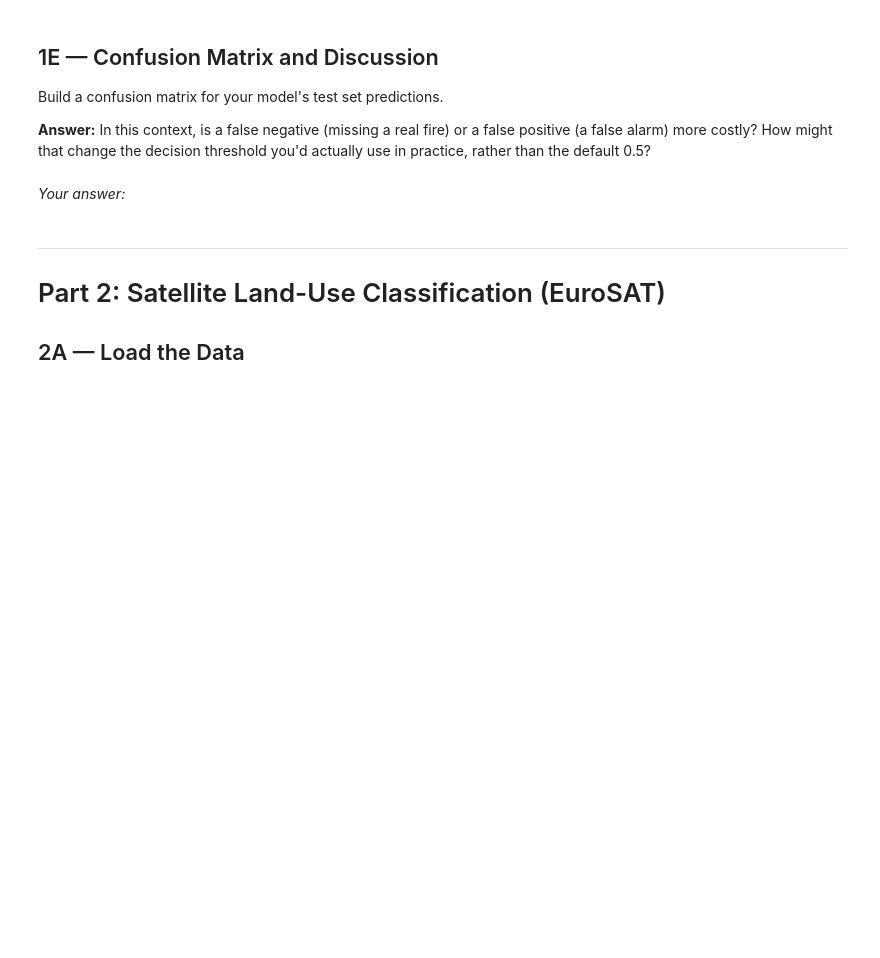
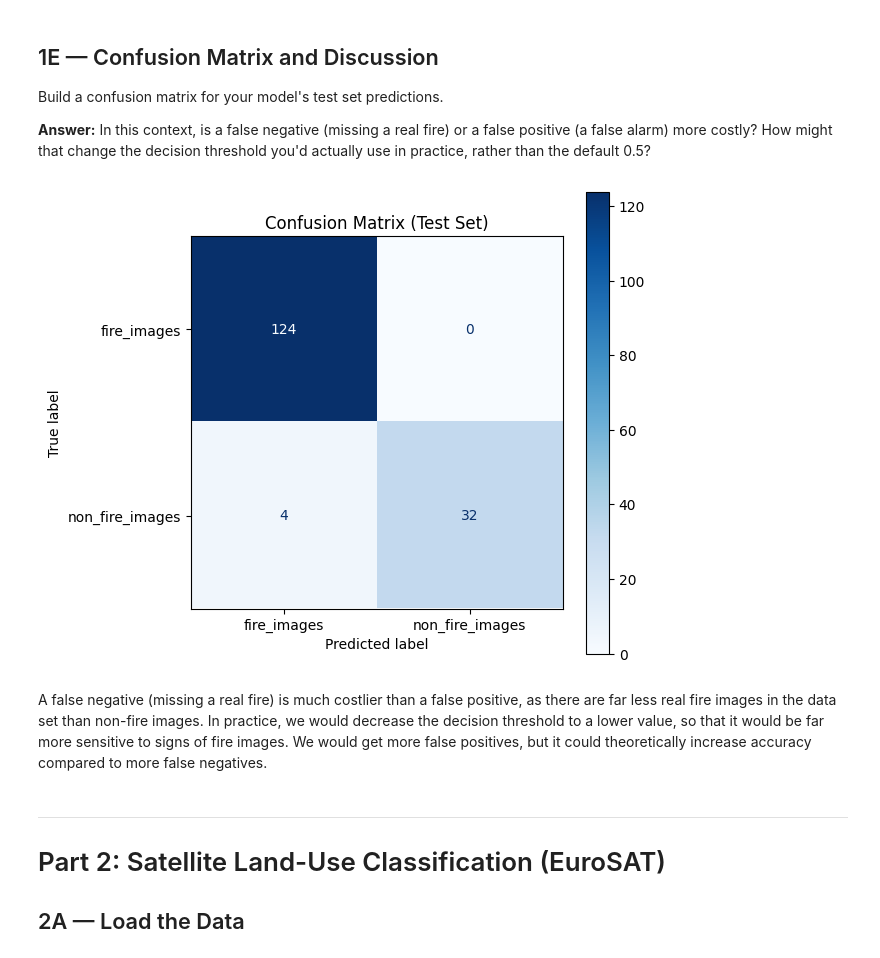
Before and after one commit to moorefcj/IT480-FA26, a Jupyter notebook: Assignments/Assignment 2/Assignment2_TransferLearning.ipynb, the cells around one changed output. Drawn from its saved outputs; the diff is of its cells as text; code cells hidden in the pictures; blank space fills up the shorter version.

```diff
--- a/Assignments/Assignment 2/Assignment2_TransferLearning.ipynb
+++ b/Assignments/Assignment 2/Assignment2_TransferLearning.ipynb
@@ -100,2 +132,15 @@ Preprocess your data (`train_raw_fire`, `val_raw_fire`, `test_raw_fire`) using M
 # %%
 # Build your model here
+# %%
+# Build the model here using a frozen MobileNetV2 base
+base_model = MobileNetV2(input_shape=(224, 224, 3), include_top=False, weights='imagenet')
+base_model.trainable = False  # Freeze the base entirely
+
+inputs = tf.keras.Input(shape=(224, 224, 3))
+x = base_model(inputs, training=False)  # Keep batch normalization layers in inference mode
+x = GlobalAveragePooling2D()(x)
+# Since it is a binary classification (fire_images vs non_fire_images), we use 1 unit with a sigmoid activation
+outputs = Dense(1, activation='sigmoid')(x)
+
+model_fire = Model(inputs, outputs)
+model_fire.summary()
@@ -102,6 +165,18 @@ Preprocess your data (`train_raw_fire`, `val_raw_fire`, `test_raw_fire`) using M
 # %%
 # Compile your model here
+# %%
+# Compile the model
+model_fire.compile(
+    optimizer='adam',
+    loss='binary_crossentropy',
+    metrics=['accuracy']
+)
 # %% [markdown]
 ## 1D — Train and Evaluate
 # %%
 # Train your model here
+history_fire = model_fire.fit(
+    train_fire,
+    epochs=10,
+    validation_data=val_fire
+)
@@ -118,5 +220,26 @@ Build a confusion matrix for your model's test set predictions.
+# %%
+# true labels and predictions on test set
+y_true = []
+y_pred = []
+
+for images, labels in test_fire:
+    preds = model_fire.predict(images, verbose=0)
+    # labels are binary (0 for fire_images, 1 for non_fire_images)
+    y_true.extend(labels.numpy())
+    y_pred.extend((preds > 0.5).astype(int).flatten())
+
+# compute confusion matrix
+cm = confusion_matrix(y_true, y_pred)
+disp = ConfusionMatrixDisplay(confusion_matrix=cm, display_labels=class_names_fire)
+
+fig, ax = plt.subplots(figsize=(6, 6))
+disp.plot(ax=ax, cmap='Blues', values_format='d')
+plt.title("Confusion Matrix (Test Set)")
+plt.show()
+# %% [output]
+[figure, added]
 # %% [markdown]
-*Your answer:*
+A false negative (missing a real fire) is much costlier than a false positive, as there are far less real fire images in the data set than non-fire images. In practice, we would decrease the decision threshold to a lower value, so that it would be far more sensitive to signs of fire images. We would get more false positives, but it could theoretically increase accuracy compared to more false negatives.
 # %% [markdown]
 ---
 # Part 2: Satellite Land-Use Classification (EuroSAT)
```
Also changed, not shown: parts of 17 cells of this notebook.
